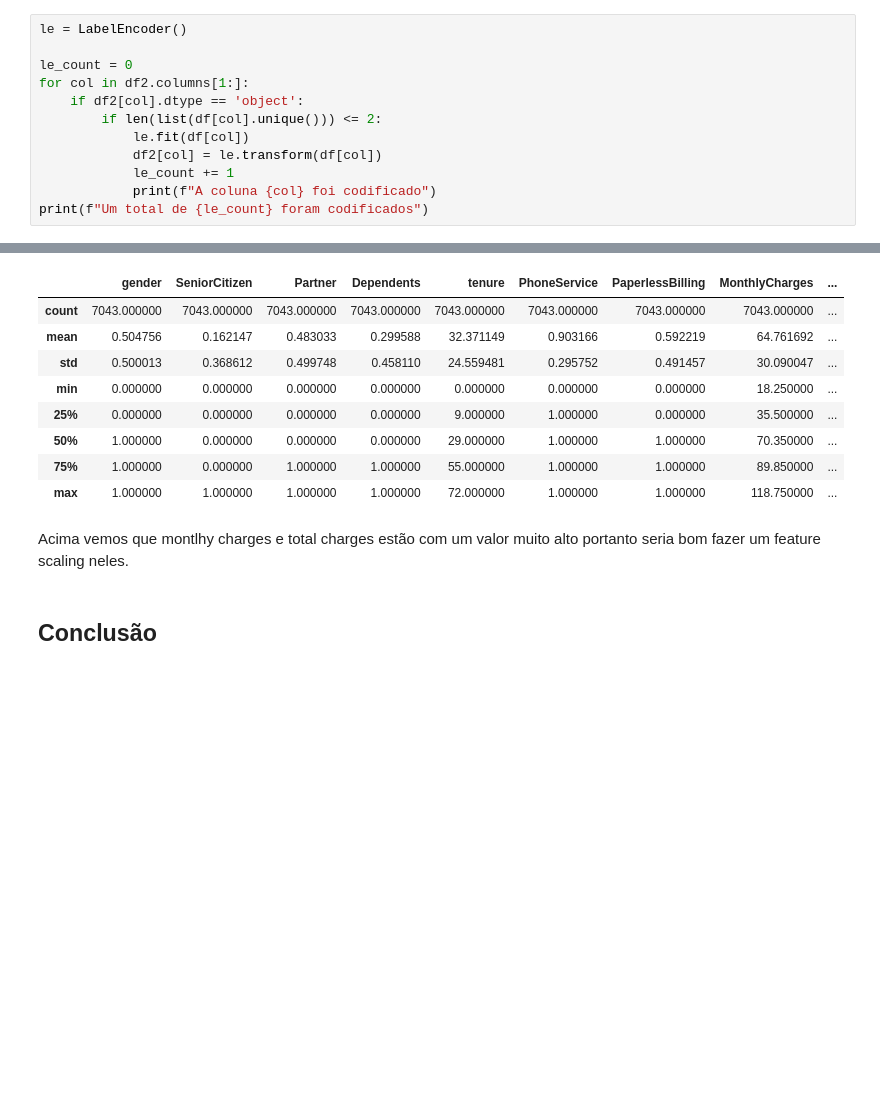
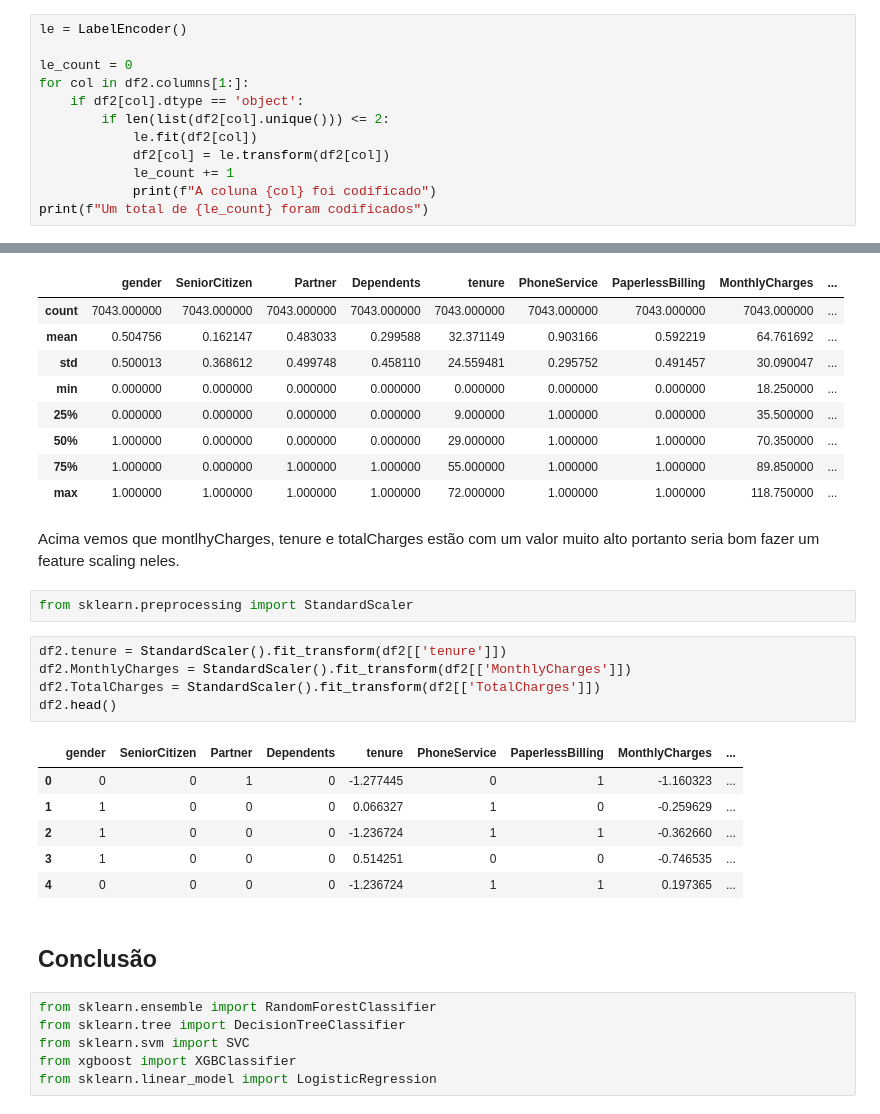
Before and after one commit to tvaditya/intro_ds_and_ml, a Jupyter notebook: [T_V_Aditya]Churn_Prediction_para_uma_empresa_de_Telecomunicações.ipynb, the cells around one changed output, grey strips where cells are left out. Drawn from its saved outputs; the diff is of its cells as text; blank space fills up the shorter version.

```diff
--- a/[T_V_Aditya]Churn_Prediction_para_uma_empresa_de_Telecomunicações.ipynb
+++ b/[T_V_Aditya]Churn_Prediction_para_uma_empresa_de_Telecomunicações.ipynb
@@ -270,9 +270,9 @@ le = LabelEncoder()
 le_count = 0
 for col in df2.columns[1:]:
     if df2[col].dtype == 'object':
-        if len(list(df[col].unique())) <= 2:
-            le.fit(df[col])
-            df2[col] = le.transform(df[col])
+        if len(list(df2[col].unique())) <= 2:
+            le.fit(df2[col])
+            df2[col] = le.transform(df2[col])
             le_count += 1
             print(f"A coluna {col} foi codificado")
 print(f"Um total de {le_count} foram codificados")
@@ -334,6 +334,26 @@ df2.describe()
 | 75% | 1.000000 | 0.000000 | 1.000000 | 1.000000 | 55.000000 | 1.000000 | 1.000000 | 89.850000 | ... |
 | max | 1.000000 | 1.000000 | 1.000000 | 1.000000 | 72.000000 | 1.000000 | 1.000000 | 118.750000 | ... |
 # %% [markdown]
-Acima vemos que montlhy charges e total charges estão com um valor muito alto portanto seria bom fazer um feature scaling neles.
+Acima vemos que montlhyCharges, tenure e totalCharges estão com um valor muito alto portanto seria bom fazer um feature scaling neles.
+# %%
+from sklearn.preprocessing import StandardScaler
+# %%
+df2.tenure = StandardScaler().fit_transform(df2[['tenure']])
+df2.MonthlyCharges = StandardScaler().fit_transform(df2[['MonthlyCharges']])
+df2.TotalCharges = StandardScaler().fit_transform(df2[['TotalCharges']])
+df2.head()
+# %% [output]
+|  | gender | SeniorCitizen | Partner | Dependents | tenure | PhoneService | PaperlessBilling | MonthlyCharges | ... |
+| 0 | 0 | 0 | 1 | 0 | -1.277445 | 0 | 1 | -1.160323 | ... |
+| 1 | 1 | 0 | 0 | 0 | 0.066327 | 1 | 0 | -0.259629 | ... |
+| 2 | 1 | 0 | 0 | 0 | -1.236724 | 1 | 1 | -0.362660 | ... |
+| 3 | 1 | 0 | 0 | 0 | 0.514251 | 0 | 0 | -0.746535 | ... |
+| 4 | 0 | 0 | 0 | 0 | -1.236724 | 1 | 1 | 0.197365 | ... |
 # %% [markdown]
 ## Conclusão
+# %%
+from sklearn.ensemble import RandomForestClassifier
+from sklearn.tree import DecisionTreeClassifier
+from sklearn.svm import SVC
+from xgboost import XGBClassifier
+from sklearn.linear_model import LogisticRegression
```
